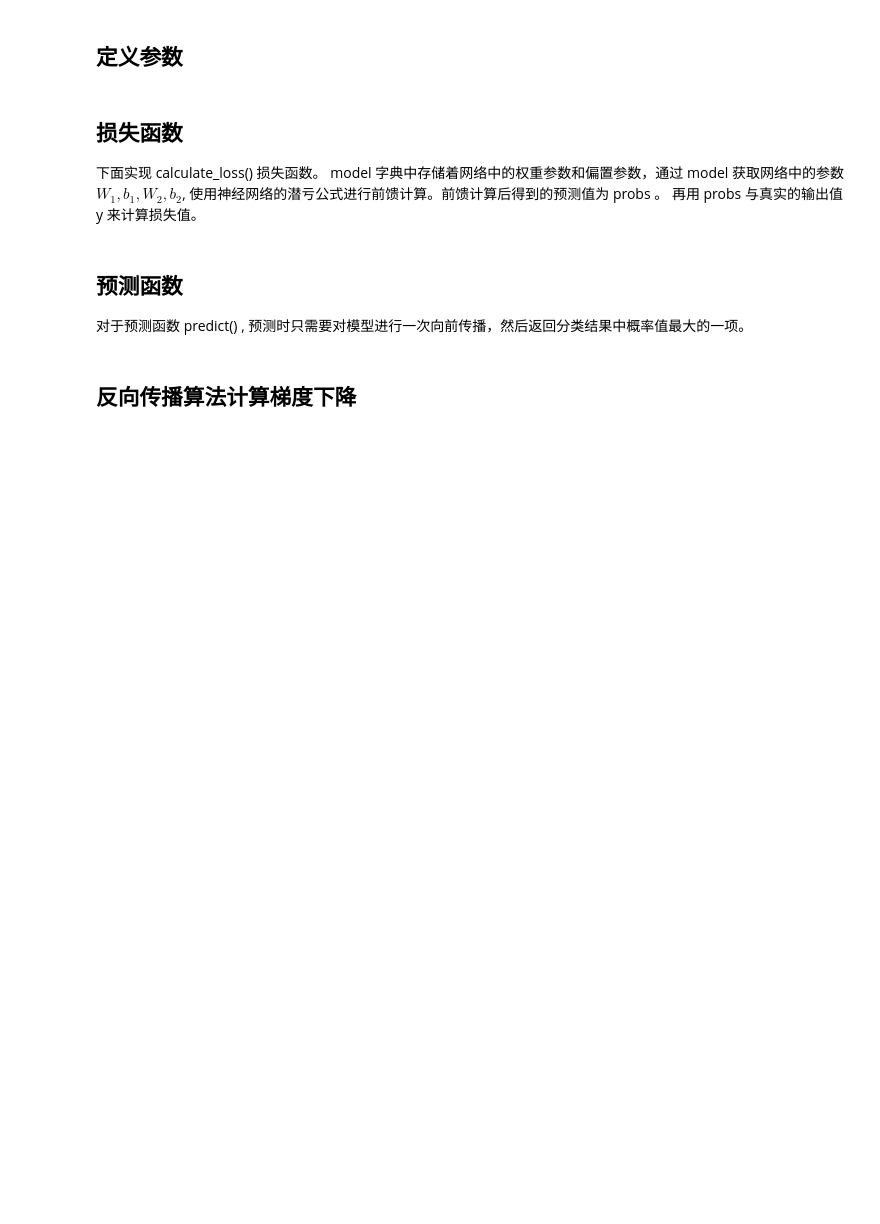
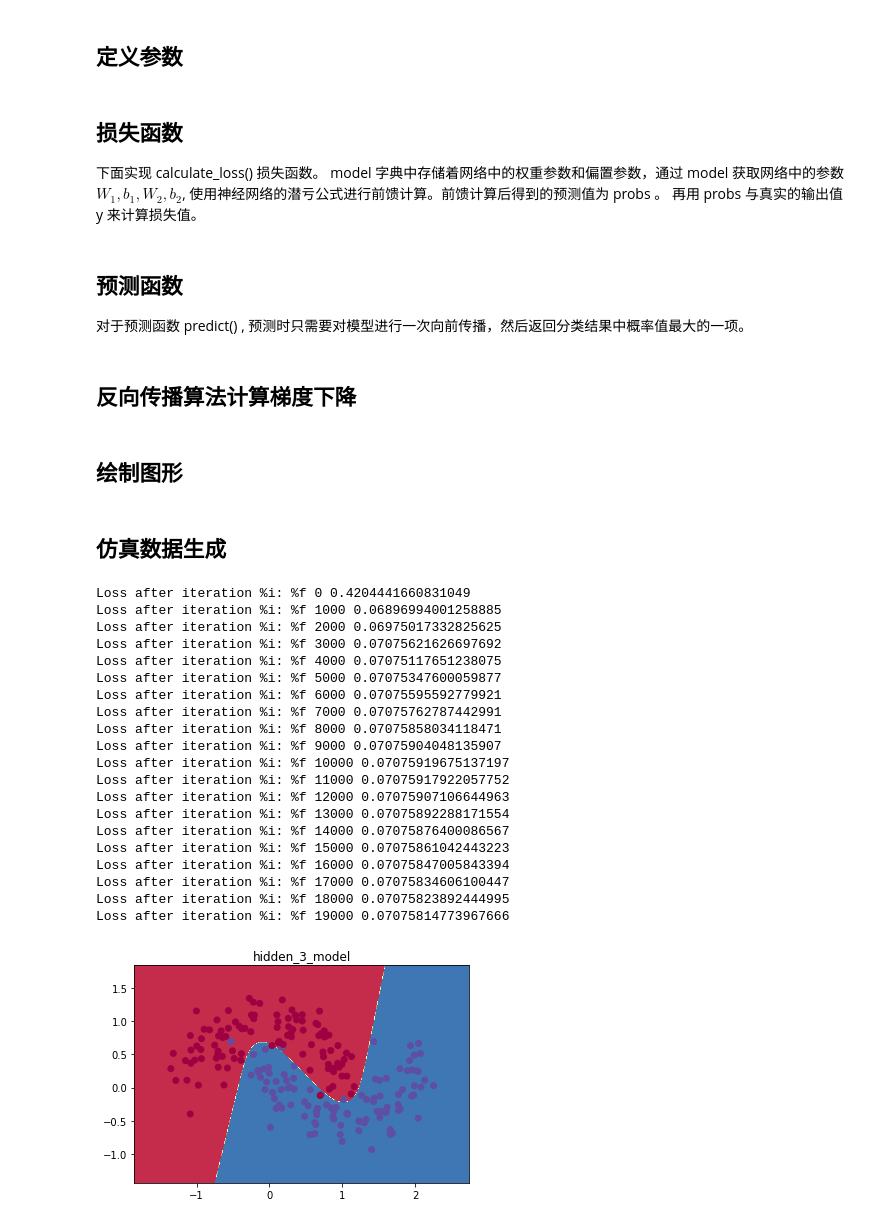
Before and after one commit to wangzhankun/python-learn, a Jupyter notebook: The principle and pratice of deep learning/back_propagation反向传播算法/梯度下降.ipynb, the cells around one changed output. Saved outputs shown, nothing was run; the diff lists cells and outputs as text; code cells hidden in the pictures; blank space fills up the shorter version.

```diff
--- a/The principle and pratice of deep learning/back_propagation反向传播算法/梯度下降.ipynb
+++ b/The principle and pratice of deep learning/back_propagation反向传播算法/梯度下降.ipynb
@@ -42,5 +64,17 @@ reg_lambda = 0.01 # 正则化强度
 # %% [markdown]
 ## 预测函数
 对于预测函数 predict() , 预测时只需要对模型进行一次向前传播，然后返回分类结果中概率值最大的一项。
+# %%
+def predict(model, x):
+    '''预测函数'''
+
+    W1, b1, W2, b2 = model['W1'], model['b1'], model['W2'], model['b2']
+    # 向前传播
+    z1 = x.dot(W1) + b1
+    a1 = np.tanh(z1)
+    z2 = a1.dot(W2) + b2
+    exp_scores = np.exp(z2)
+    probs = exp_scores / np.sum(exp_scores, axis=1, keepdims=True)
+    return np.argmax(probs, axis=1)
 # %% [markdown]
 ## 反向传播算法计算梯度下降
@@ -46,0 +134,55 @@ reg_lambda = 0.01 # 正则化强度
+# %% [markdown]
+## 绘制图形
+# %%
+def plot_decision_boundary(pred_func, X, y):
+    # Set min and max values and give it some padding
+    x_min, x_max = X[:, 0].min() - .5, X[:, 0].max() + .5
+    y_min, y_max = X[:, 1].min() - .5, X[:, 1].max() + .5
+    h = 0.01
+    # Generate a grid of points with distance h between them
+    xx, yy = np.meshgrid(np.arange(x_min, x_max, h), np.arange(y_min, y_max, h))
+    # Predict the function value for the whole gid
+    Z = pred_func(np.c_[xx.ravel(), yy.ravel()])
+    Z = Z.reshape(xx.shape)
+    # Plot the contour and training examples
+    plt.contourf(xx, yy, Z, cmap=plt.cm.Spectral)
+    plt.scatter(X[:, 0], X[:, 1], c=y, cmap=plt.cm.Spectral)
+    plt.show()
+# %% [markdown]
+## 仿真数据生成
+# %%
+def generate_data():
+    np.random.seed(0)
+    # X : array of shape [n_samples, 2] The generated samples.
+    # y : array of shape [n_samples] The integer labels (0 or 1)
+    # for class membership of each sample.
+    X, y = datasets.make_moons(200, noise=0.20)
+    return X, y
+# %%
+# 执行该人工神经网络模型代码
+X, y = generate_data()
+hidden_3_model = ANN_model(X, y, 3)
+plt.title("hidden_3_model")
+plot_decision_boundary(lambda x: predict(hidden_3_model, x), X, y)
+# %% [output]
+Loss after iteration %i: %f 0 0.4204441660831049
+Loss after iteration %i: %f 1000 0.06896994001258885
+Loss after iteration %i: %f 2000 0.06975017332825625
+Loss after iteration %i: %f 3000 0.07075621626697692
+Loss after iteration %i: %f 4000 0.07075117651238075
+Loss after iteration %i: %f 5000 0.07075347600059877
+Loss after iteration %i: %f 6000 0.07075595592779921
+Loss after iteration %i: %f 7000 0.07075762787442991
+Loss after iteration %i: %f 8000 0.07075858034118471
+Loss after iteration %i: %f 9000 0.07075904048135907
+Loss after iteration %i: %f 10000 0.07075919675137197
+Loss after iteration %i: %f 11000 0.07075917922057752
+Loss after iteration %i: %f 12000 0.07075907106644963
+Loss after iteration %i: %f 13000 0.07075892288171554
+Loss after iteration %i: %f 14000 0.07075876400086567
+Loss after iteration %i: %f 15000 0.07075861042443223
+Loss after iteration %i: %f 16000 0.07075847005843394
+Loss after iteration %i: %f 17000 0.07075834606100447
+Loss after iteration %i: %f 18000 0.07075823892444995
+Loss after iteration %i: %f 19000 0.07075814773967666
+[figure, added]
```
Also changed, not shown: parts of 10 cells of this notebook, 1 other file.
